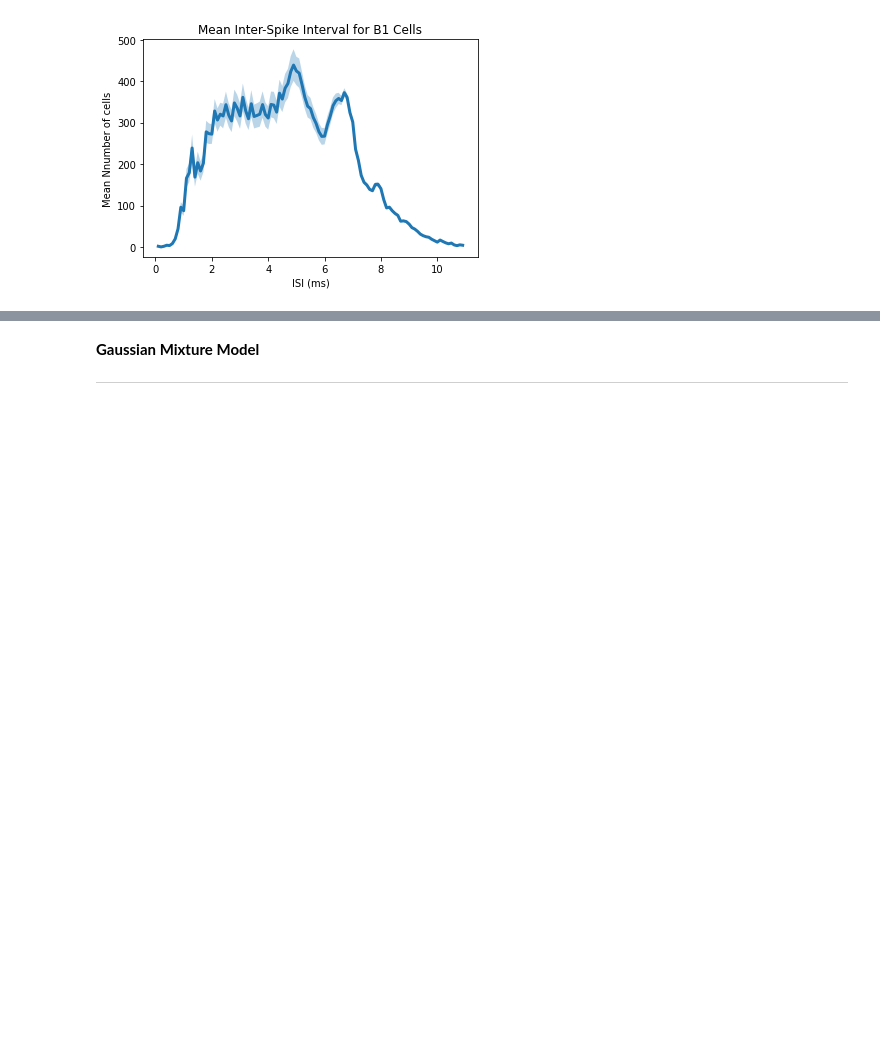
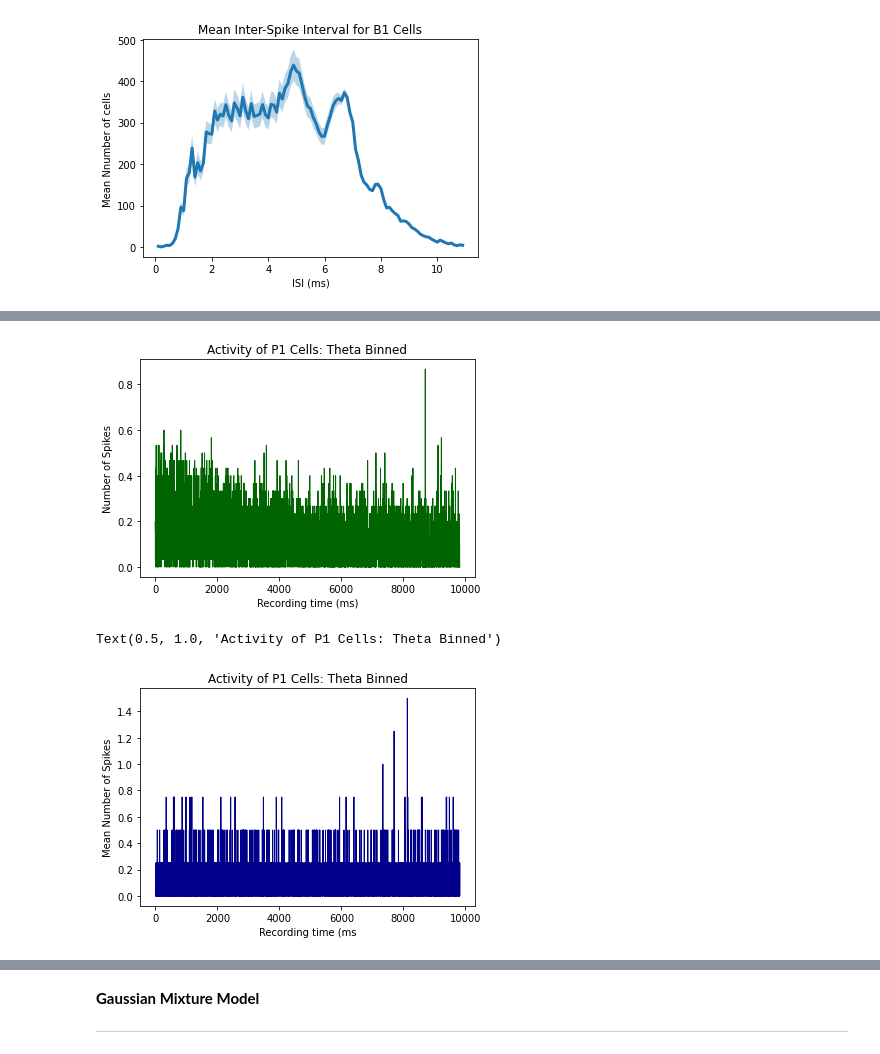
Before and after one commit to caitlinashcroft/Project_9, a Jupyter notebook: Lab_Notebook_Project9.ipynb, the cells around one changed output, grey strips where cells are left out. Drawn from its saved outputs; the diff is of its cells as text; code cells hidden in the pictures; blank space fills up the shorter version.

```diff
--- a/Lab_Notebook_Project9.ipynb
+++ b/Lab_Notebook_Project9.ipynb
@@ -324,0 +327,56 @@ Text(0.5, 0, 'ISI (ms)')
+# %%
+#####Analysis of theta cycles####
+
+#Define edges of spike time bins to enable comparison across clusters
+cyedges = (cycles[:,np.array([0,4])].flatten())/1.25
+
+#Create empty array equal in length to the number of cycles
+
+counts = np.zeros((len(clu),len(cycles)))
+
+#Iterate through clusters
+
+clus = np.unique(clu)
+
+for clui,clu_ in enumerate(clus):
+
+
+# #Calculate spiketimes by dividing 'res' values by 20 (20,000 Hz samples dividd by 20 gives ms)
+
+        spktimes = res[clu==clu_]/20
+
+
+#Populate empty counts array with interspike intervals with a given bin
+
+        counts_ = np.histogram(spktimes,cyedges)[0]
+        counts_ = np.concatenate((counts_[0:-1:2], [counts_[-1]]))
+        counts[clui] = counts_
+
+# #Create a 'mask' to identify clusters of a given cell type
+mask_p1 = des.des[des.des == 'p1'].index.tolist()
+mask_b1 = des.des[des.des == 'b1'].index.tolist()
+
+#Calculate mean spikes in each bin across cell types
+
+mean_spks_p1 = np.mean(counts[mask_p1,:], axis = 0)
+mean_spks_b1 = np.mean(counts[mask_b1,:], axis = 0)
+
+# # #Plot mean spikes for each theta bin
+
+binnumber = np.arange(len(cycles))
+
+plt.plot(binnumber,mean_spks_p1,lw=1, color = 'darkgreen')
+plt.xlabel('Recording time (ms)')
+plt.ylabel('Number of Spikes')
+plt.title('Activity of P1 Cells: Theta Binned')
+
+plt.pause(1)
+
+plt.plot(binnumber,mean_spks_b1,lw=1, color = 'darkblue')
+plt.xlabel('Recording time (ms')
+plt.ylabel('Mean Number of Spikes')
+plt.title('Activity of P1 Cells: Theta Binned')
+# %% [output]
+[figure, added]
+Text(0.5, 1.0, 'Activity of P1 Cells: Theta Binned')
+[figure, added]
```
Also changed, not shown: parts of 13 cells of this notebook.
